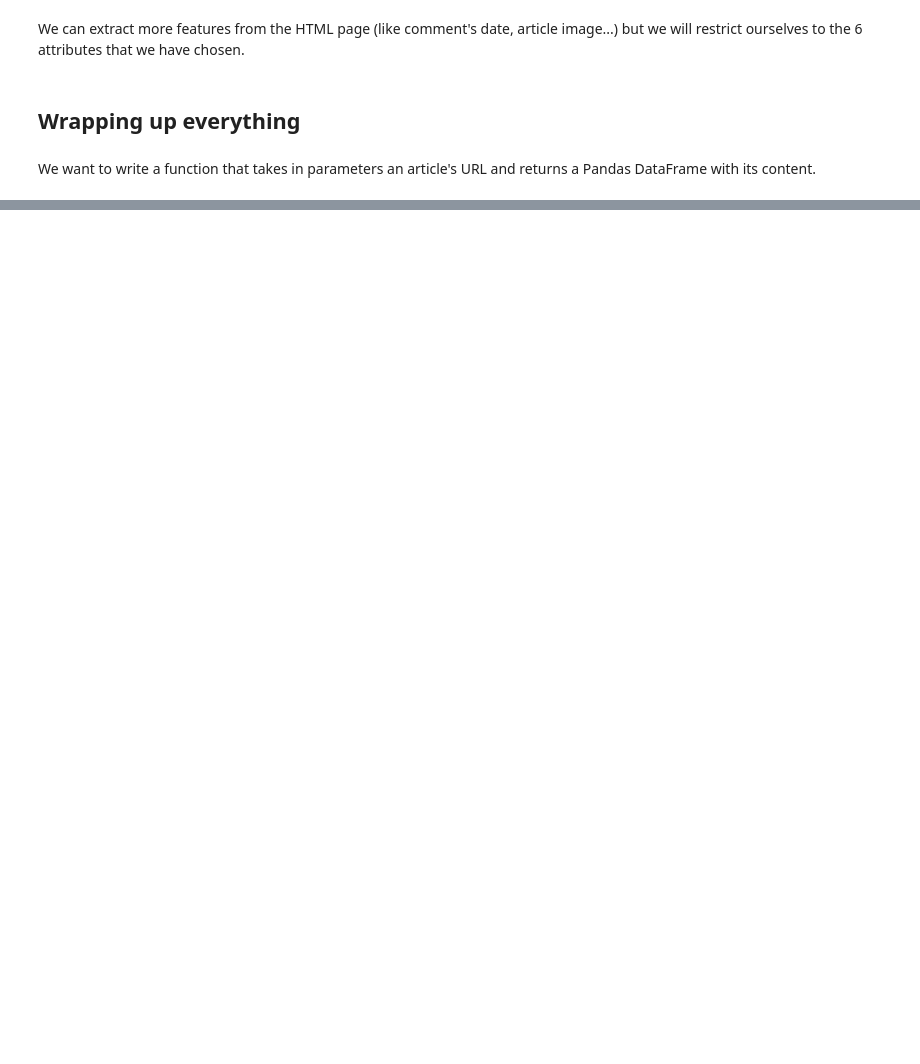
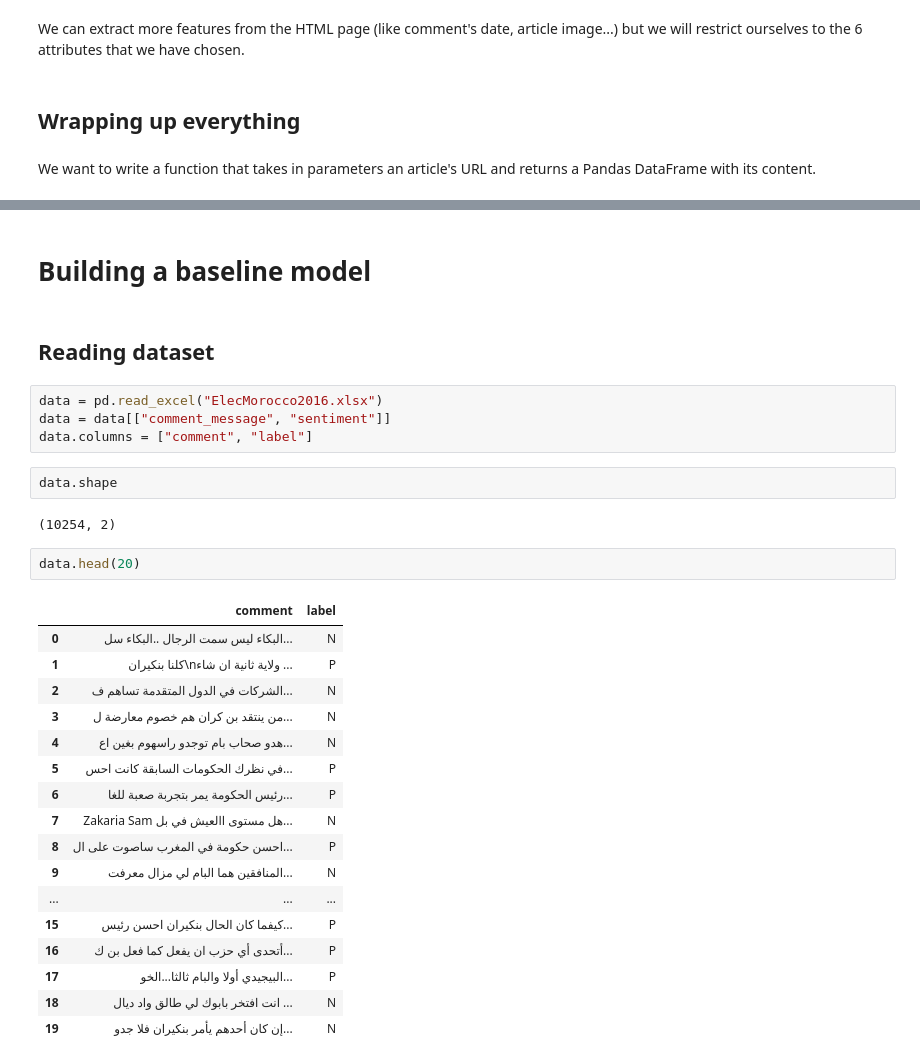
Before and after one commit to Rayryu/Should-I-read-this-hespress-article, a Jupyter notebook: Should_I_read_this_Hespress_article.ipynb, the cells around one changed output, grey strips where cells are left out. Saved outputs shown, nothing was run; the diff lists cells and outputs as text; blank space fills up the shorter version.

```diff
--- a/Should_I_read_this_Hespress_article.ipynb
+++ b/Should_I_read_this_Hespress_article.ipynb
@@ -200,3 +214,35 @@ data.head()
 | 2 | هسبريس من الرباط | جمعية توضح سياق صرف منح لموظفين ب... | ردا على ما جرى تداوله، مؤخرا، بخص... | نتق في جمعية التكافل وننوه بكل ما... | 5 | السبت 02 ماي 2020 - 19:35 |
 | 3 | هسبريس من الرباط | جمعية توضح سياق صرف منح لموظفين ب... | ردا على ما جرى تداوله، مؤخرا، بخص... | اعلان فالمغرب ماكاين اش خدمة مضبو... | 1 | السبت 02 ماي 2020 - 19:35 |
 | 4 | هسبريس من الرباط | جمعية توضح سياق صرف منح لموظفين ب... | ردا على ما جرى تداوله، مؤخرا، بخص... | الطابع شبه العسكري للقطاع والاعبا... | 8 | السبت 02 ماي 2020 - 19:35 |
+# %% [markdown]
+# Building a baseline model
+# %% [markdown]
+## Reading dataset
+# %%
+data = pd.read_excel("ElecMorocco2016.xlsx")
+data = data[["comment_message", "sentiment"]]
+data.columns = ["comment", "label"]
+# %%
+data.shape
+# %% [output]
+(10254, 2)
+# %%
+data.head(20)
+# %% [output]
+|  | comment | label |
+| 0 | البكاء ليس سمت الرجال ..البكاء سل... | N |
+| 1 | كلنا بنكيران\nولاية ثانية ان شاء ... | P |
+| 2 | الشركات في الدول المتقدمة تساهم ف... | N |
+| 3 | من ينتقد بن كران هم خصوم معارضة ل... | N |
+| 4 | هدو صحاب بام توجدو راسهوم بغين اع... | N |
+| 5 | في نظرك الحكومات السابقة كانت احس... | P |
+| 6 | رئيس الحكومة يمر بتجربة صعبة للغا... | P |
+| 7 | Zakaria Sam هل مستوى االعيش في بل... | N |
+| 8 | احسن حكومة في المغرب ساصوت على ال... | P |
+| 9 | المنافقين هما البام لي مزال معرفت... | N |
+| ... | ... | ... |
+| 15 | كيفما كان الحال بنكيران احسن رئيس... | P |
+| 16 | أتحدى أي حزب ان يفعل كما فعل بن ك... | P |
+| 17 | البيجيدي أولا والبام ثالثا...الخو... | P |
+| 18 | انت افتخر بابوك لي طالق واد ديال ... | N |
+| 19 | إن كان أحدهم يأمر بنكيران فلا جدو... | N |
```
Also changed, not shown: parts of 38 cells of this notebook.
